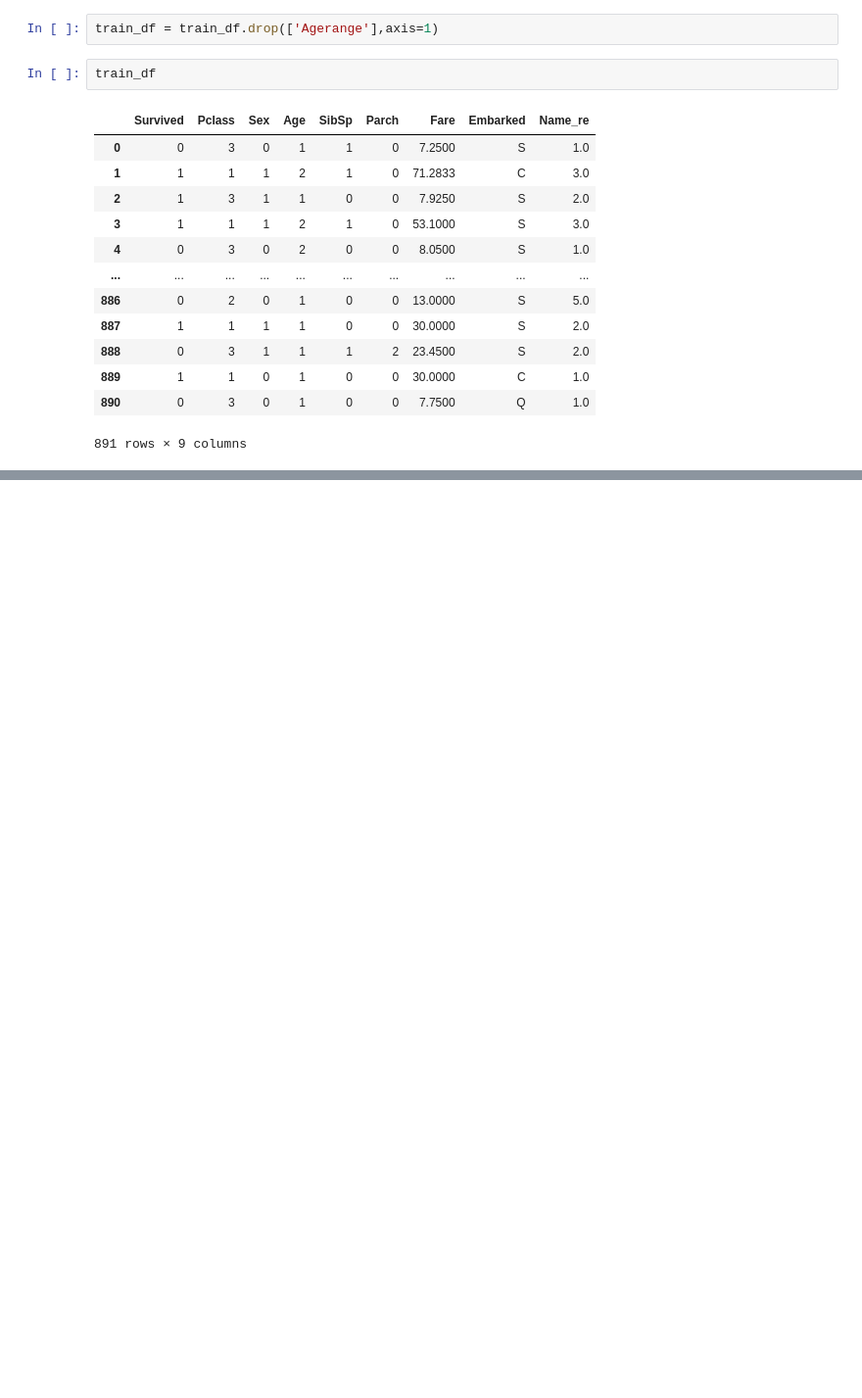
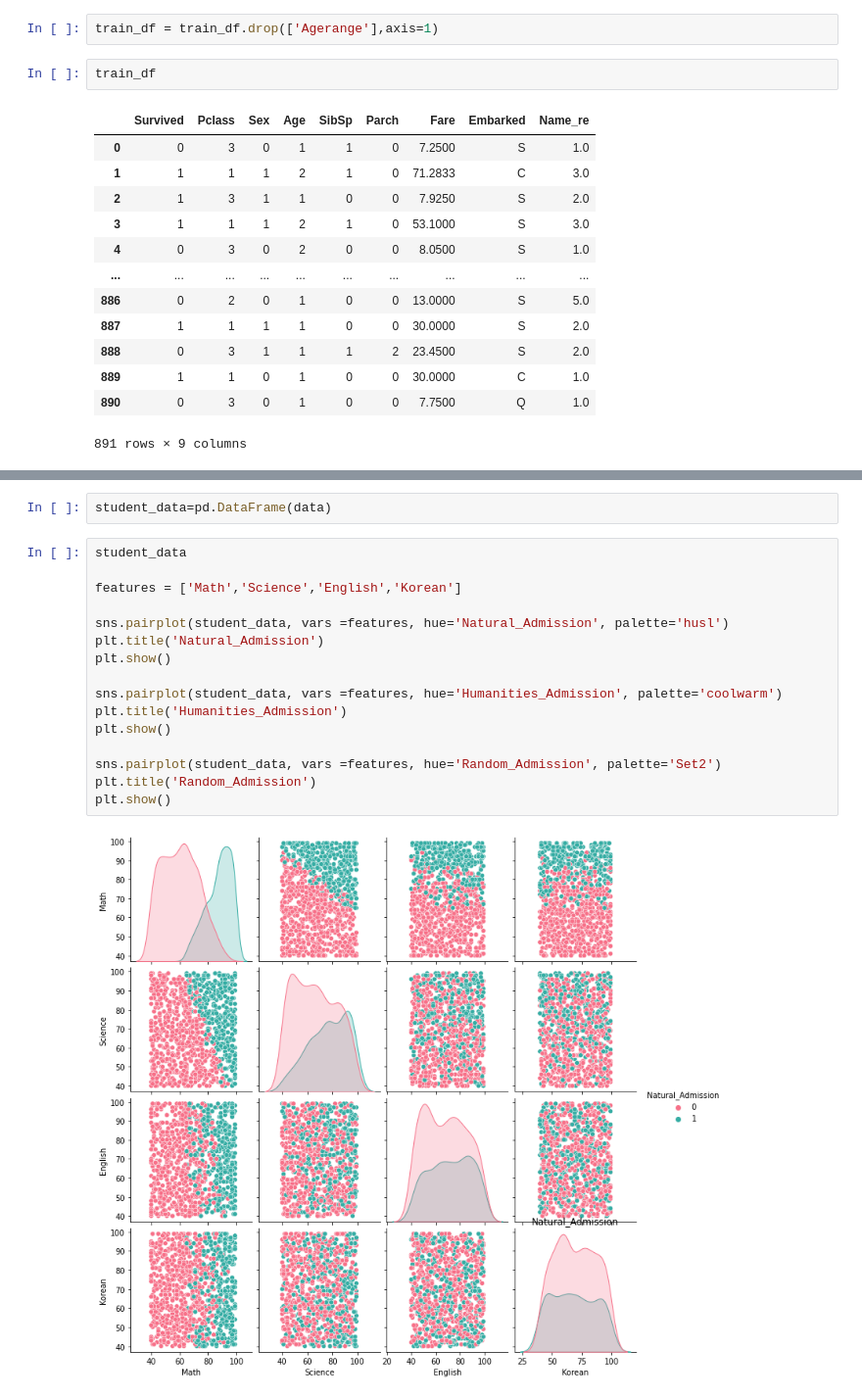
Before and after one commit to jeon99yu/BDA_Data, a Jupyter notebook: DataAnalysis(머신러닝)/복습_이정규63_1228.ipynb, the cells around one changed output, grey strips where cells are left out. Shown at 98% size. Cells and saved outputs as stored; diff of their text form; blank space fills up the shorter version.

```diff
--- a/DataAnalysis(머신러닝)/복습_이정규63_1228.ipynb
+++ b/DataAnalysis(머신러닝)/복습_이정규63_1228.ipynb
@@ -347,0 +896,20 @@ train_df
+# %%
+student_data=pd.DataFrame(data)
+# %%
+student_data
+
+features = ['Math','Science','English','Korean']
+
+sns.pairplot(student_data, vars =features, hue='Natural_Admission', palette='husl')
+plt.title('Natural_Admission')
+plt.show()
+
+sns.pairplot(student_data, vars =features, hue='Humanities_Admission', palette='coolwarm')
+plt.title('Humanities_Admission')
+plt.show()
+
+sns.pairplot(student_data, vars =features, hue='Random_Admission', palette='Set2')
+plt.title('Random_Admission')
+plt.show()
+# %% [output]
+[figure, added]
```
Also changed, not shown: parts of 51 cells of this notebook.
